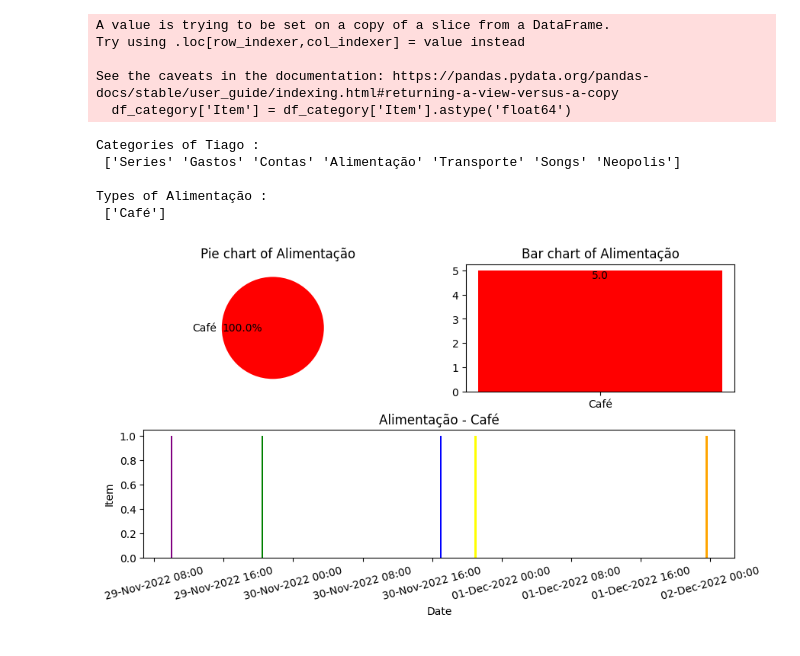
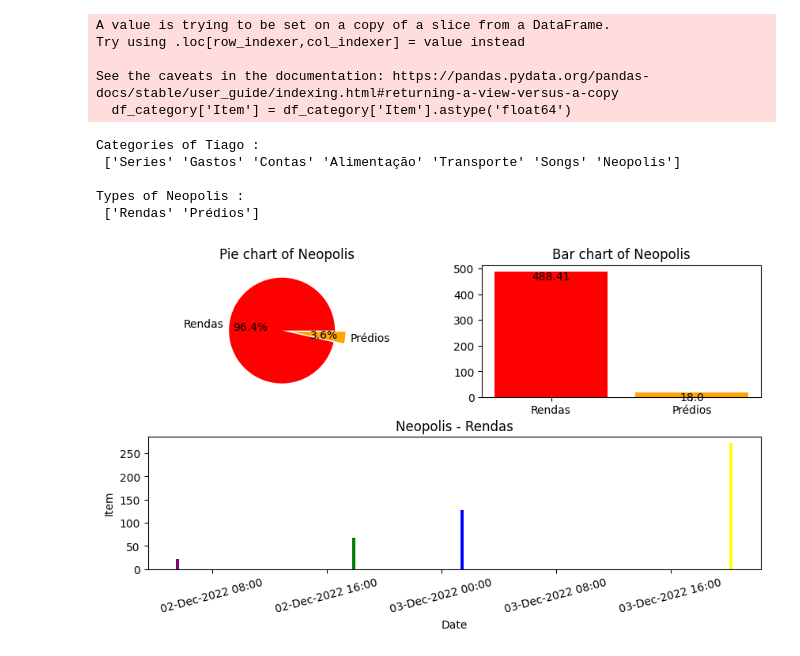
Before and after one commit to tiagoalmeida25/TrackerApp, a Jupyter notebook: Ficheiros/view.ipynb, the cells around one changed output. Saved outputs shown, nothing was run; the diff lists cells and outputs as text; code cells hidden in the pictures.

```diff
--- a/Ficheiros/view.ipynb
+++ b/Ficheiros/view.ipynb
@@ -112,20 +111,20 @@ def plot(df_category, df_type):
     time_series(type,df_type)
     plt.show()
 # %%
-category = 'Alimentação'
-type = 'Café'
+category = 'Neopolis'
+type = 'Rendas'
 
 df_category = get_category_df(df_categories, category)
 df_type = get_type_df(df_category, type)
 
 print('Categories of', username,':\n', categories)
 print('\nTypes of', category,':\n', df_category['Type'].unique())
 
 plot(df_category, df_type)
 # %% [output]
 Categories of Tiago :
  ['Series' 'Gastos' 'Contas' 'Alimentação' 'Transporte' 'Songs' 'Neopolis']
 
-Types of Alimentação :
- ['Café']
+Types of Neopolis :
+ ['Rendas' 'Prédios']
-[figure, old version]
+[figure, new version]
```
Also changed, not shown: parts of 1 cell of this notebook, 4 other files.
